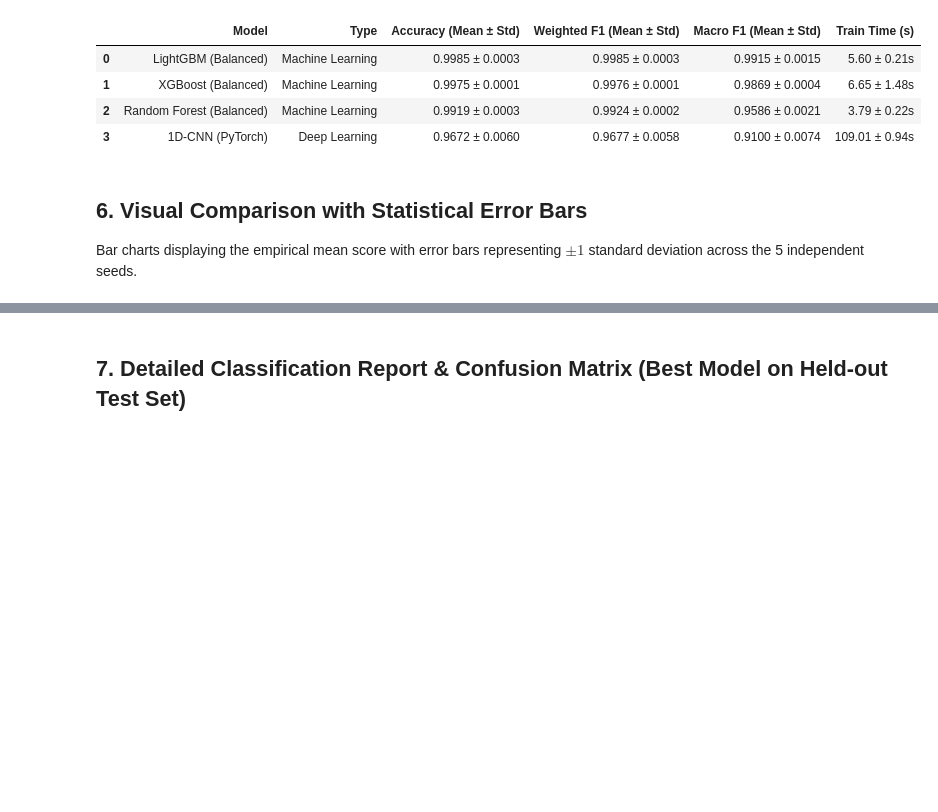
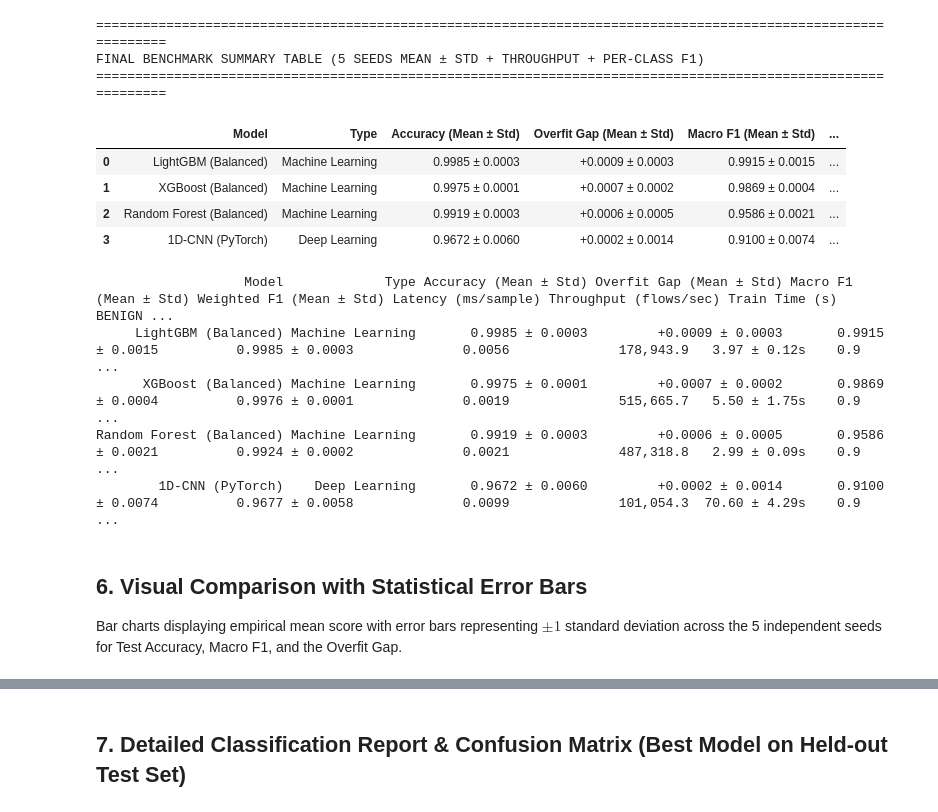
Before and after one commit to Arnxvvv/Instrusion-Detection, a Jupyter notebook: Notebooks/05_CICIDS_Rigorous_Benchmark.ipynb, the cells around one changed output, grey strips where cells are left out. Saved outputs shown, nothing was run; the diff lists cells and outputs as text; code cells hidden in the pictures; blank space fills up the shorter version.

```diff
--- a/Notebooks/05_CICIDS_Rigorous_Benchmark.ipynb
+++ b/Notebooks/05_CICIDS_Rigorous_Benchmark.ipynb
@@ -366,51 +508,91 @@ Computes the statistical mean and sample standard deviation across all 5 indepen
 # %%
 raw_df = pd.DataFrame(raw_results)
 
-# Aggregate across seeds
-agg_df = raw_df.groupby(['Model', 'Type']).agg({
+# Aggregation dictionary
+agg_dict = {
     'Accuracy': ['mean', 'std'],
+    'Train Accuracy': ['mean', 'std'],
+    'Overfit Gap': ['mean', 'std'],
     'Weighted F1': ['mean', 'std'],
     'Macro F1': ['mean', 'std'],
     'Train Time (s)': ['mean', 'std']
-}).reset_index()
+}
+for cls_name in classes:
+    agg_dict[f"{cls_name} F1"] = ['mean']
 
-# Format as publication-ready string (Mean ± Std)
+agg_df = raw_df.groupby(['Model', 'Type']).agg(agg_dict).reset_index()
+
 summary_rows = []
 for _, row in agg_df.iterrows():
     model_name = row[('Model', '')]
     model_type = row[('Type', '')]
+
     acc_str = f"{row[('Accuracy', 'mean')]:.4f} ± {row[('Accuracy', 'std')]:.4f}"
+    gap_str = f"{row[('Overfit Gap', 'mean')]:+.4f} ± {row[('Overfit Gap', 'std')]:.4f}"
+    mf1_str = f"{row[('Macro F1', 'mean')]:.4f} ± {row[('Macro F1', 'std')]:.4f}"
     wf1_str = f"{row[('Weighted F1', 'mean')]:.4f} ± {row[('Weighted F1', 'std')]:.4f}"
-    mf1_str = f"{row[('Macro F1', 'mean')]:.4f} ± {row[('Macro F1', 'std')]:.4f}"
     time_str = f"{row[('Train Time (s)', 'mean')]:.2f} ± {row[('Train Time (s)', 'std')]:.2f}s"
 
-    summary_rows.append({
+    tp_info = throughput_data.get(model_name, {})
+    lat_val = tp_info.get("Latency (ms/sample)", 0.0)
+    fps_val = tp_info.get("Throughput (flows/sec)", 0.0)
+
+    row_dict = {
         "Model": model_name,
         "Type": model_type,
         "Accuracy (Mean ± Std)": acc_str,
+        "Overfit Gap (Mean ± Std)": gap_str,
+        "Macro F1 (Mean ± Std)": mf1_str,
         "Weighted F1 (Mean ± Std)": wf1_str,
-        "Macro F1 (Mean ± Std)": mf1_str,
+        "Latency (ms/sample)": f"{lat_val:.4f}",
+        "Throughput (flows/sec)": f"{fps_val:,.1f}",
         "Train Time (s)": time_str,
         "Raw_Acc_Mean": row[('Accuracy', 'mean')],
         "Raw_Acc_Std": row[('Accuracy', 'std')],
+        "Raw_Gap_Mean": row[('Overfit Gap', 'mean')],
+        "Raw_Gap_Std": row[('Overfit Gap', 'std')],
         "Raw_MF1_Mean": row[('Macro F1', 'mean')],
         "Raw_MF1_Std": row[('Macro F1', 'std')],
         "Raw_WF1_Mean": row[('Weighted F1', 'mean')],
         "Raw_WF1_Std": row[('Weighted F1', 'std')]
-    })
+    }
+
+    for cls_name in classes:
+        mean_cls_f1 = row[(f"{cls_name} F1", 'mean')]
+        row_dict[f"{cls_name} F1"] = f"{mean_cls_f1:.4f}"
+
+    summary_rows.append(row_dict)
 
 final_summary_df = pd.DataFrame(summary_rows).sort_values(by="Raw_MF1_Mean", ascending=False).reset_index(drop=True)
 
-# Display clean table
-display_cols = ["Model", "Type", "Accuracy (Mean ± Std)", "Weighted F1 (Mean ± Std)", "Macro F1 (Mean ± Std)", "Train Time (s)"]
-display(final_summary_df[display_cols].style.set_properties(**{'text-align': 'center'}))
+# Columns to display in main table
+display_cols = [
+    "Model", "Type", "Accuracy (Mean ± Std)", "Overfit Gap (Mean ± Std)",
+    "Macro F1 (Mean ± Std)", "Weighted F1 (Mean ± Std)",
+    "Latency (ms/sample)", "Throughput (flows/sec)", "Train Time (s)"
+] + [f"{cls_name} F1" for cls_name in classes]
+
+# Display publication table
+print("\n" + "="*110)
+print("FINAL BENCHMARK SUMMARY TABLE (5 SEEDS MEAN ± STD + THROUGHPUT + PER-CLASS F1)")
+print("="*110)
+display(final_summary_df[display_cols])
+print(final_summary_df[display_cols].to_string(index=False))
 # %% [output]
+==============================================================================================================
+FINAL BENCHMARK SUMMARY TABLE (5 SEEDS MEAN ± STD + THROUGHPUT + PER-CLASS F1)
+==============================================================================================================
-|  | Model | Type | Accuracy (Mean ± Std) | Weighted F1 (Mean ± Std) | Macro F1 (Mean ± Std) | Train Time (s) |
-| 0 | LightGBM (Balanced) | Machine Learning | 0.9985 ± 0.0003 | 0.9985 ± 0.0003 | 0.9915 ± 0.0015 | 5.60 ± 0.21s |
-| 1 | XGBoost (Balanced) | Machine Learning | 0.9975 ± 0.0001 | 0.9976 ± 0.0001 | 0.9869 ± 0.0004 | 6.65 ± 1.48s |
-| 2 | Random Forest (Balanced) | Machine Learning | 0.9919 ± 0.0003 | 0.9924 ± 0.0002 | 0.9586 ± 0.0021 | 3.79 ± 0.22s |
-| 3 | 1D-CNN (PyTorch) | Deep Learning | 0.9672 ± 0.0060 | 0.9677 ± 0.0058 | 0.9100 ± 0.0074 | 109.01 ± 0.94s |
+|  | Model | Type | Accuracy (Mean ± Std) | Overfit Gap (Mean ± Std) | Macro F1 (Mean ± Std) | ... |
+| 0 | LightGBM (Balanced) | Machine Learning | 0.9985 ± 0.0003 | +0.0009 ± 0.0003 | 0.9915 ± 0.0015 | ... |
+| 1 | XGBoost (Balanced) | Machine Learning | 0.9975 ± 0.0001 | +0.0007 ± 0.0002 | 0.9869 ± 0.0004 | ... |
+| 2 | Random Forest (Balanced) | Machine Learning | 0.9919 ± 0.0003 | +0.0006 ± 0.0005 | 0.9586 ± 0.0021 | ... |
+| 3 | 1D-CNN (PyTorch) | Deep Learning | 0.9672 ± 0.0060 | +0.0002 ± 0.0014 | 0.9100 ± 0.0074 | ... |
+                   Model             Type Accuracy (Mean ± Std) Overfit Gap (Mean ± Std) Macro F1 (Mean ± Std) Weighted F1 (Mean ± Std) Latency (ms/sample) Throughput (flows/sec) Train Time (s) BENIGN ...
+     LightGBM (Balanced) Machine Learning       0.9985 ± 0.0003         +0.0009 ± 0.0003       0.9915 ± 0.0015          0.9985 ± 0.0003              0.0056              178,943.9   3.97 ± 0.12s    0.9 ...
+      XGBoost (Balanced) Machine Learning       0.9975 ± 0.0001         +0.0007 ± 0.0002       0.9869 ± 0.0004          0.9976 ± 0.0001              0.0019              515,665.7   5.50 ± 1.75s    0.9 ...
+Random Forest (Balanced) Machine Learning       0.9919 ± 0.0003         +0.0006 ± 0.0005       0.9586 ± 0.0021          0.9924 ± 0.0002              0.0021              487,318.8   2.99 ± 0.09s    0.9 ...
+        1D-CNN (PyTorch)    Deep Learning       0.9672 ± 0.0060         +0.0002 ± 0.0014       0.9100 ± 0.0074          0.9677 ± 0.0058              0.0099              101,054.3  70.60 ± 4.29s    0.9 ...
 # %% [markdown]
 ## 6. Visual Comparison with Statistical Error Bars
 
-Bar charts displaying the empirical mean score with error bars representing $\pm 1$ standard deviation across the 5 independent seeds.
+Bar charts displaying empirical mean score with error bars representing $\pm 1$ standard deviation across the 5 independent seeds for Test Accuracy, Macro F1, and the Overfit Gap.
```
Also changed, not shown: parts of 20 cells of this notebook, 1 other file.
